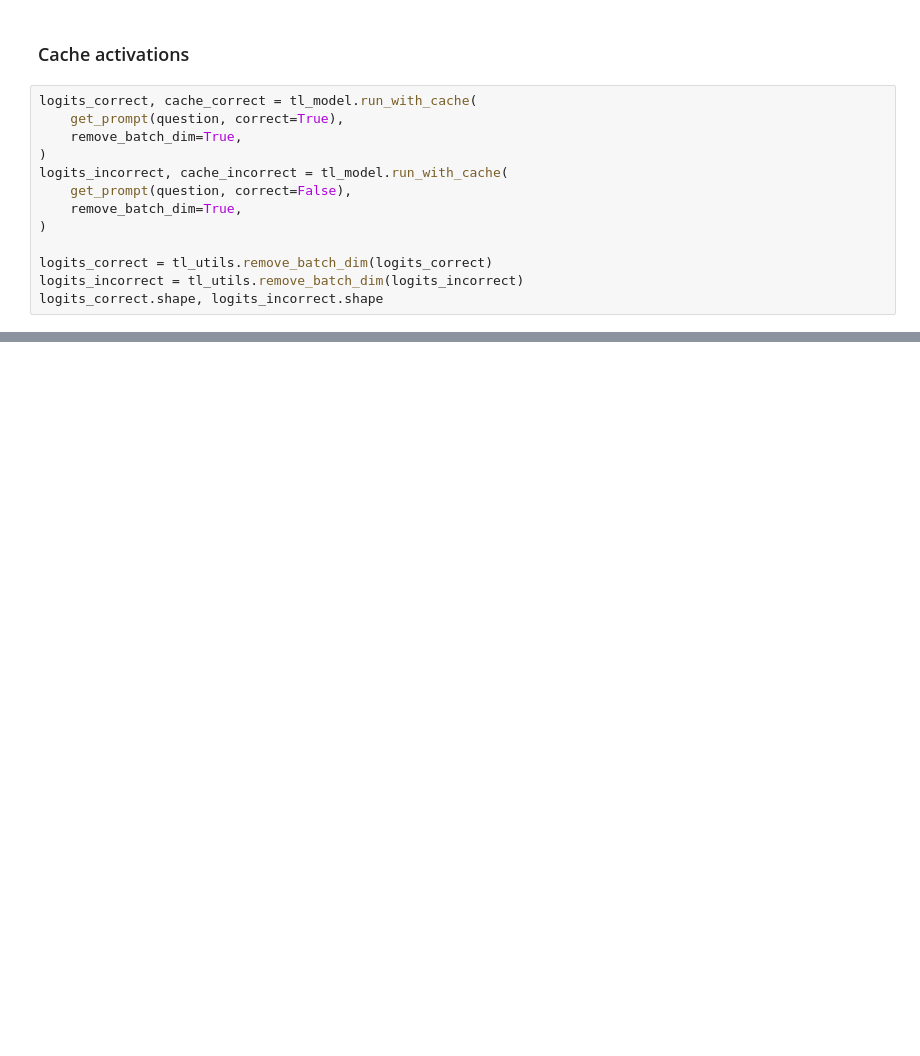
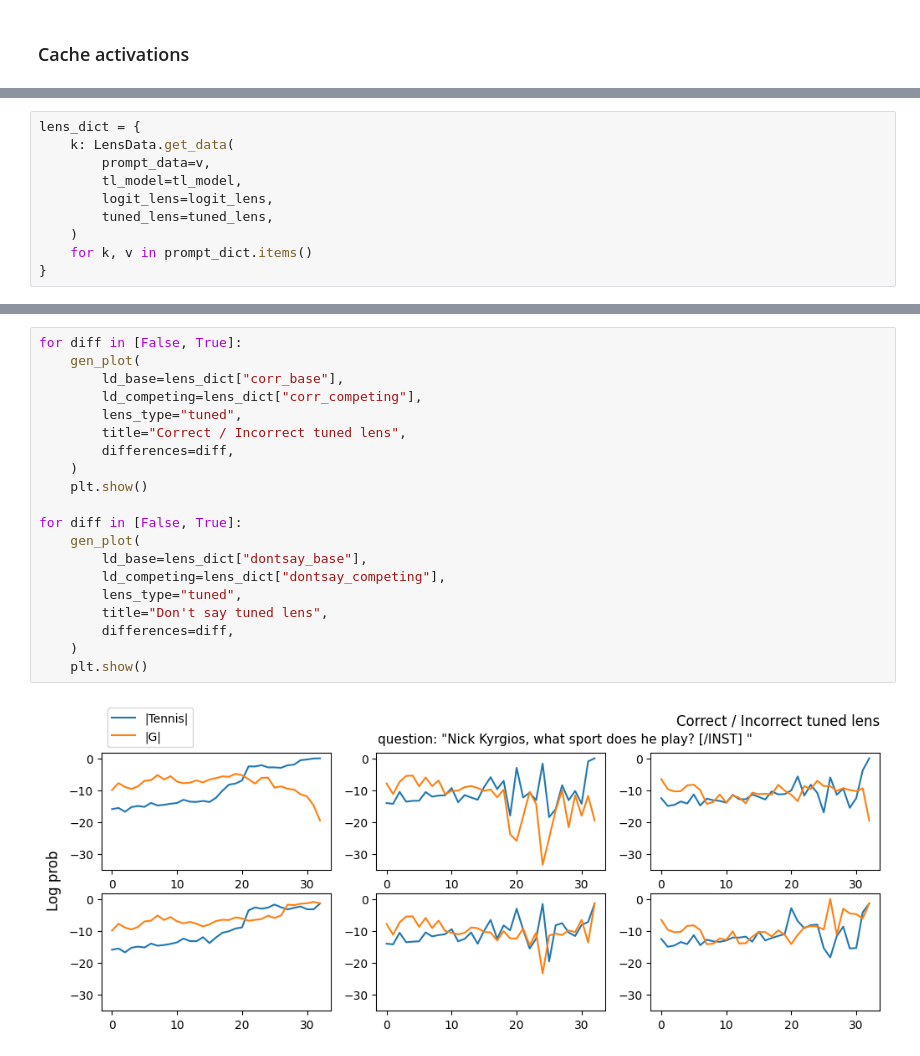
Before and after one commit to ed1d1a8d/prompt-injection-interp, a Jupyter notebook: notebooks/dla.ipynb, the cells around one changed output, grey strips where cells are left out. Saved outputs shown, nothing was run; the diff lists cells and outputs as text; blank space fills up the shorter version.

```diff
--- a/notebooks/dla.ipynb
+++ b/notebooks/dla.ipynb
@@ -94,15 +135,2 @@ Rank 9. Logit: 11.45 Prob:  1.89% Tokens: |Oh|,|my|ap|ologies|!|
 # %% [markdown]
 ### Cache activations
-# %%
-logits_correct, cache_correct = tl_model.run_with_cache(
-    get_prompt(question, correct=True),
-    remove_batch_dim=True,
-)
-logits_incorrect, cache_incorrect = tl_model.run_with_cache(
-    get_prompt(question, correct=False),
-    remove_batch_dim=True,
-)
-
-logits_correct = tl_utils.remove_batch_dim(logits_correct)
-logits_incorrect = tl_utils.remove_batch_dim(logits_incorrect)
-logits_correct.shape, logits_incorrect.shape
@@ -231,0 +230,10 @@ for lens_type in ["logit", "tuned"]:
+# %%
+lens_dict = {
+    k: LensData.get_data(
+        prompt_data=v,
+        tl_model=tl_model,
+        logit_lens=logit_lens,
+        tuned_lens=tuned_lens,
+    )
+    for k, v in prompt_dict.items()
+}
@@ -231,0 +309,22 @@ for lens_type in ["logit", "tuned"]:
+# %%
+for diff in [False, True]:
+    gen_plot(
+        ld_base=lens_dict["corr_base"],
+        ld_competing=lens_dict["corr_competing"],
+        lens_type="tuned",
+        title="Correct / Incorrect tuned lens",
+        differences=diff,
+    )
+    plt.show()
+
+for diff in [False, True]:
+    gen_plot(
+        ld_base=lens_dict["dontsay_base"],
+        ld_competing=lens_dict["dontsay_competing"],
+        lens_type="tuned",
+        title="Don't say tuned lens",
+        differences=diff,
+    )
+    plt.show()
+# %% [output]
+[figure, added]
```
Also changed, not shown: parts of 19 cells of this notebook.
